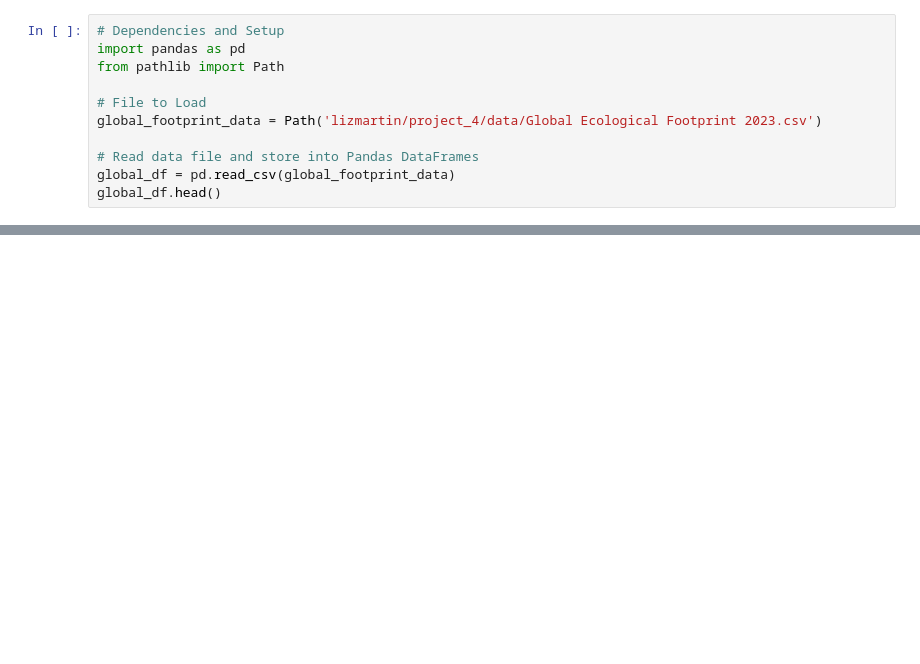
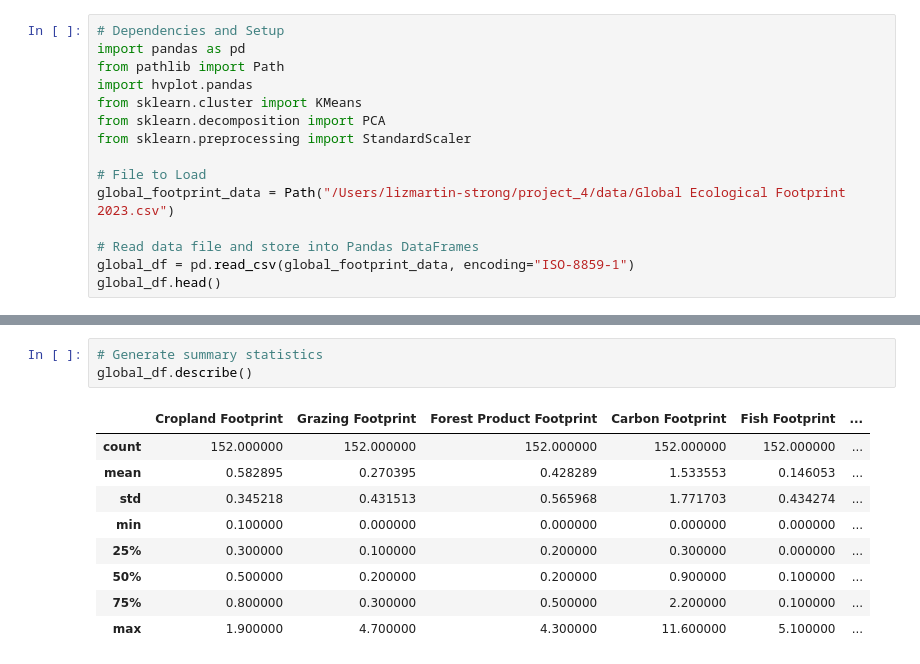
Before and after one commit to lizabethnt/project_4, a Jupyter notebook: liz_exploratory.ipynb, the cells around one changed output, grey strips where cells are left out. Cells and saved outputs as stored; diff of their text form; blank space fills up the shorter version.

Commit message:
monday night data cleaning progress

```diff
--- a/liz_exploratory.ipynb
+++ b/liz_exploratory.ipynb
@@ -2,11 +2,15 @@
 # Dependencies and Setup
 import pandas as pd
 from pathlib import Path
+import hvplot.pandas
+from sklearn.cluster import KMeans
+from sklearn.decomposition import PCA
+from sklearn.preprocessing import StandardScaler
 
 # File to Load
-global_footprint_data = Path('lizmartin/project_4/data/Global Ecological Footprint 2023.csv')
+global_footprint_data = Path("/Users/lizmartin-strong/project_4/data/Global Ecological Footprint 2023.csv")
 
 # Read data file and store into Pandas DataFrames
-global_df = pd.read_csv(global_footprint_data)
+global_df = pd.read_csv(global_footprint_data, encoding="ISO-8859-1")
 global_df.head()
 # %% [output]
@@ -13,0 +24,13 @@ FileNotFoundError: [Errno 2] No such file or directory: 'lizmartin/project_4/dat
+# %%
+# Generate summary statistics
+global_df.describe()
+# %% [output]
+|  | Cropland Footprint | Grazing Footprint | Forest Product Footprint | Carbon Footprint | Fish Footprint | ... |
+| count | 152.000000 | 152.000000 | 152.000000 | 152.000000 | 152.000000 | ... |
+| mean | 0.582895 | 0.270395 | 0.428289 | 1.533553 | 0.146053 | ... |
+| std | 0.345218 | 0.431513 | 0.565968 | 1.771703 | 0.434274 | ... |
+| min | 0.100000 | 0.000000 | 0.000000 | 0.000000 | 0.000000 | ... |
+| 25% | 0.300000 | 0.100000 | 0.200000 | 0.300000 | 0.000000 | ... |
+| 50% | 0.500000 | 0.200000 | 0.200000 | 0.900000 | 0.100000 | ... |
+| 75% | 0.800000 | 0.300000 | 0.500000 | 2.200000 | 0.100000 | ... |
+| max | 1.900000 | 4.700000 | 4.300000 | 11.600000 | 5.100000 | ... |
```
Also changed, not shown: parts of 11 cells of this notebook.
